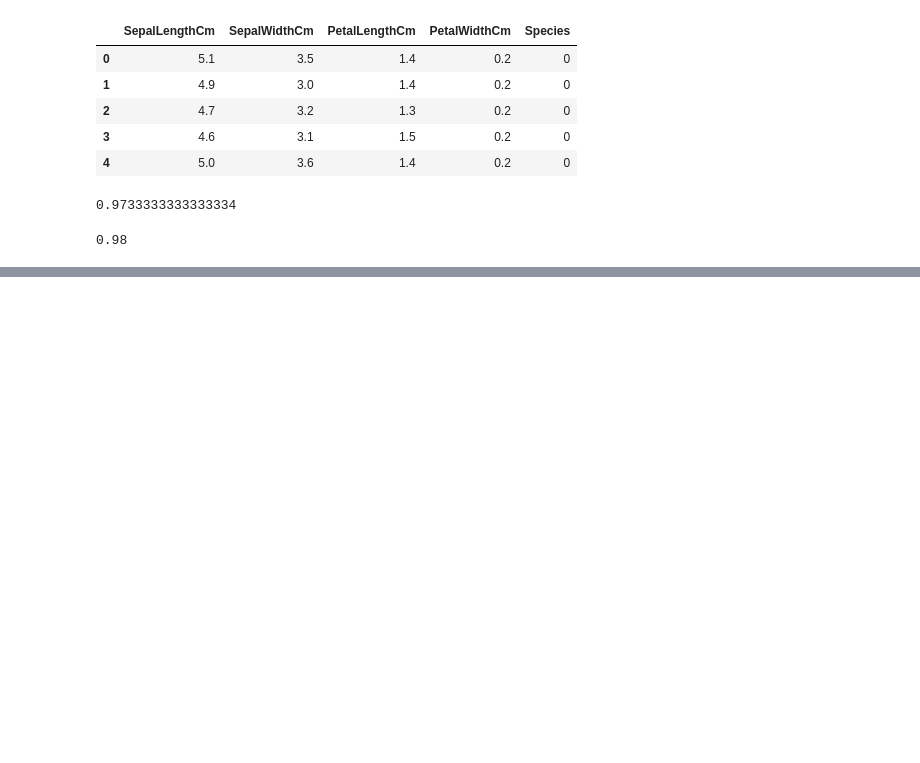
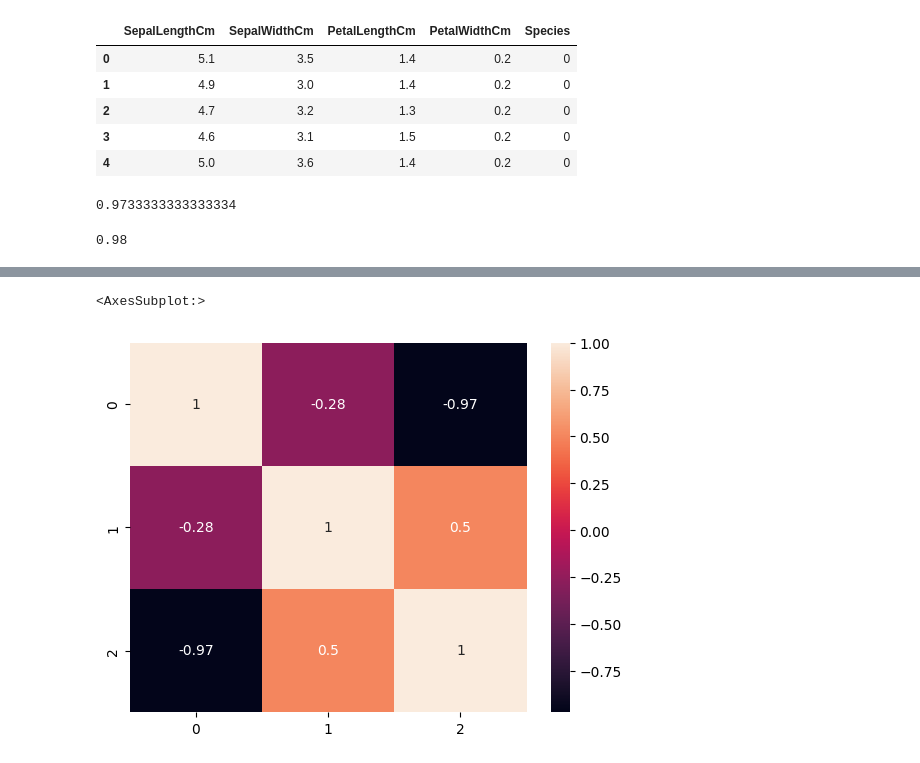
Before and after one commit to ABZ187/Python, a Jupyter notebook: sklearn.ipynb, the cells around one changed output, grey strips where cells are left out. Drawn from its saved outputs; the diff is of its cells as text; code cells hidden in the pictures; blank space fills up the shorter version.

```diff
--- a/sklearn.ipynb
+++ b/sklearn.ipynb
@@ -55,0 +111,5 @@ classification_report(y_pred,y_test)
+# %%
+sns.heatmap(pd.DataFrame(mat).corr(),annot=True)
+# %% [output]
+<AxesSubplot:>
+[figure, added]
```
Also changed, not shown: parts of 9 cells of this notebook.
